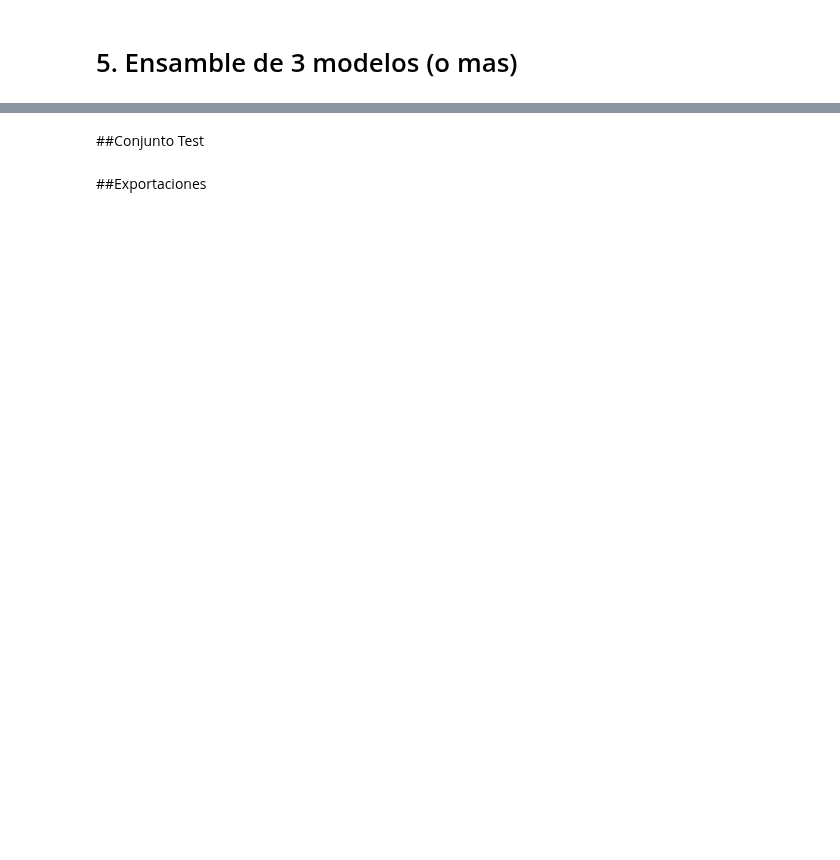
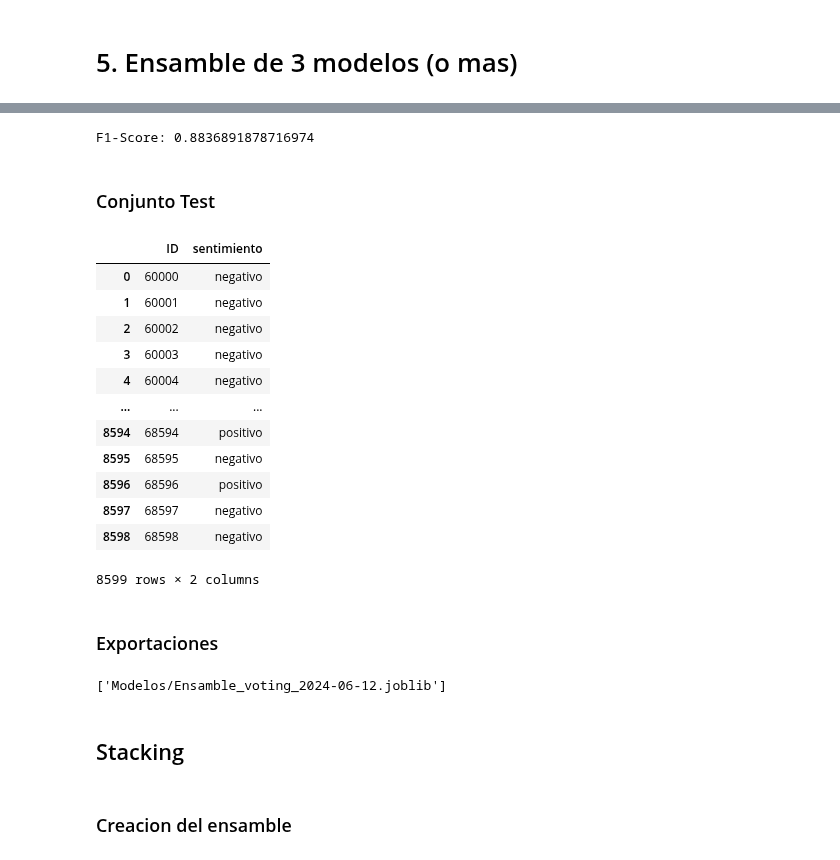
Before and after one commit to AlanRichmond/7506R-1C2024-GRUPO10, a Jupyter notebook: TP2/7506R_TP2_GRUPO10_CHPX_ENTREGA.ipynb, the cells around one changed output, grey strips where cells are left out. Cells and saved outputs as stored; diff of their text form; code cells hidden in the pictures; blank space fills up the shorter version.

Commit message:
little changes voting

```diff
--- a/TP2/7506R_TP2_GRUPO10_CHPX_ENTREGA.ipynb
+++ b/TP2/7506R_TP2_GRUPO10_CHPX_ENTREGA.ipynb
@@ -868,2 +869,16 @@ WARNING:absl:You are saving your model as an HDF5 file via `model.save()` or `ke
 # %% [markdown]
 # 5. Ensamble de 3 modelos (o mas)
+# %%
+# Tomando los mejores de cada modelo
+
+nb_model = joblib.load('Modelos/bn_model_2024-05-31.joblib')
+xgb = joblib.load('Modelos/xgb_model_lemmatizacion_2024-05-28.joblib')
+rf = joblib.load('Modelos/rf_model_2024-06-02.joblib')
+# %%
+X_train = pd.read_csv('Datasets/X_train.csv', index_col=0)['review_es']
+X_test = pd.read_csv('Datasets/X_test.csv', index_col=0)['review_es']
+y_train = pd.read_csv('Datasets/y_train.csv', index_col=0)['sentimiento']
+y_test = pd.read_csv('Datasets/y_test.csv', index_col=0)['sentimiento']
+
+X_train_processed = pd.read_csv('Datasets/X_train_processed.csv', index_col=0)['review_es']
+X_test_processed = pd.read_csv('Datasets/X_test_processed.csv', index_col=0)['review_es']
@@ -874,9 +891,13 @@ WARNING:absl:You are saving your model as an HDF5 file via `model.save()` or `ke
 ensemble = VotingClassifier(estimators=[
     ('nb', nb_model),
     ('rf', rf),
-    ('xgboost', xgb)
+    ('xgboost', xgb),
 ], voting='soft')  # 'soft' para probabilidades, 'hard' para mayorías
 
+vect = TfidfVectorizer(stop_words=stop_words_es)
+X_train_vect = vect.fit_transform(X_train)
+X_test_vect = vect.transform(X_test)
+
 # Ajustar el modelo de ensamble
-ensemble.fit(X_train, y_train)
+ensemble.fit(X_train_vect, y_train)
 # %% [output]
@@ -884,32 +921,48 @@ NameError: name 'rf' is not defined
 # %%
 # Predicciones del ensamble
-y_pred = ensemble.predict(X_test)
+y_pred = ensemble.predict(X_test_vect)
 
 # Evaluación
-accuracy = accuracy_score(y_test, y_pred)
-precision = precision_score(y_test, y_pred)
-recall = recall_score(y_test, y_pred)
+f1 = f1_score(y_test, y_pred)
 
-print(f'Accuracy: {accuracy}')
-print(f'Precision: {precision}')
-print(f'Recall: {recall}')
+print(f'F1-Score: {f1}')
+# %% [output]
+F1-Score: 0.8836891878716974
 # %% [markdown]
-##Conjunto Test
+### Conjunto Test
 # %%
 conjunto_test = conjunto_test.set_index(conjunto_test['ID'])
 X_conjunto_test = vect.transform(conjunto_test['review_es'])
 
-pred_test = best_nb_model.predict(X_conjunto_test)
+pred_test = ensemble.predict(X_conjunto_test)
 pred_test_labels = ['positivo' if pred == 1 else 'negativo' for pred in pred_test]
 
 final_pred_df = pd.DataFrame({
     'ID': conjunto_test.index,
     'sentimiento': pred_test_labels
 })
 final_pred_df
+# %% [output]
+|  | ID | sentimiento |
+| 0 | 60000 | negativo |
+| 1 | 60001 | negativo |
+| 2 | 60002 | negativo |
+| 3 | 60003 | negativo |
+| 4 | 60004 | negativo |
+| ... | ... | ... |
+| 8594 | 68594 | positivo |
+| 8595 | 68595 | negativo |
+| 8596 | 68596 | positivo |
+| 8597 | 68597 | negativo |
+| 8598 | 68598 | negativo |
+8599 rows × 2 columns
 # %% [markdown]
-##Exportaciones
+### Exportaciones
 # %%
 current_date = datetime.datetime.now().strftime('%Y-%m-%d')
 
-final_pred_df.to_csv(f"Predicciones/Ensamble{current_date}.csv", index=False)
+final_pred_df.to_csv(f"Predicciones/Ensamble_voting_{current_date}.csv", index=False)
+
+joblib.dump(ensemble, f'Modelos/Ensamble_voting_{current_date}.joblib')
+# %% [output]
+['Modelos/Ensamble_voting_2024-06-12.joblib']
@@ -917,0 +969,4 @@ final_pred_df.to_csv(f"Predicciones/Ensamble{current_date}.csv", index=False)
+# %% [markdown]
+## Stacking
+# %% [markdown]
+### Creacion del ensamble
```
Also changed, not shown: parts of 17 cells of this notebook, 4 other files.
